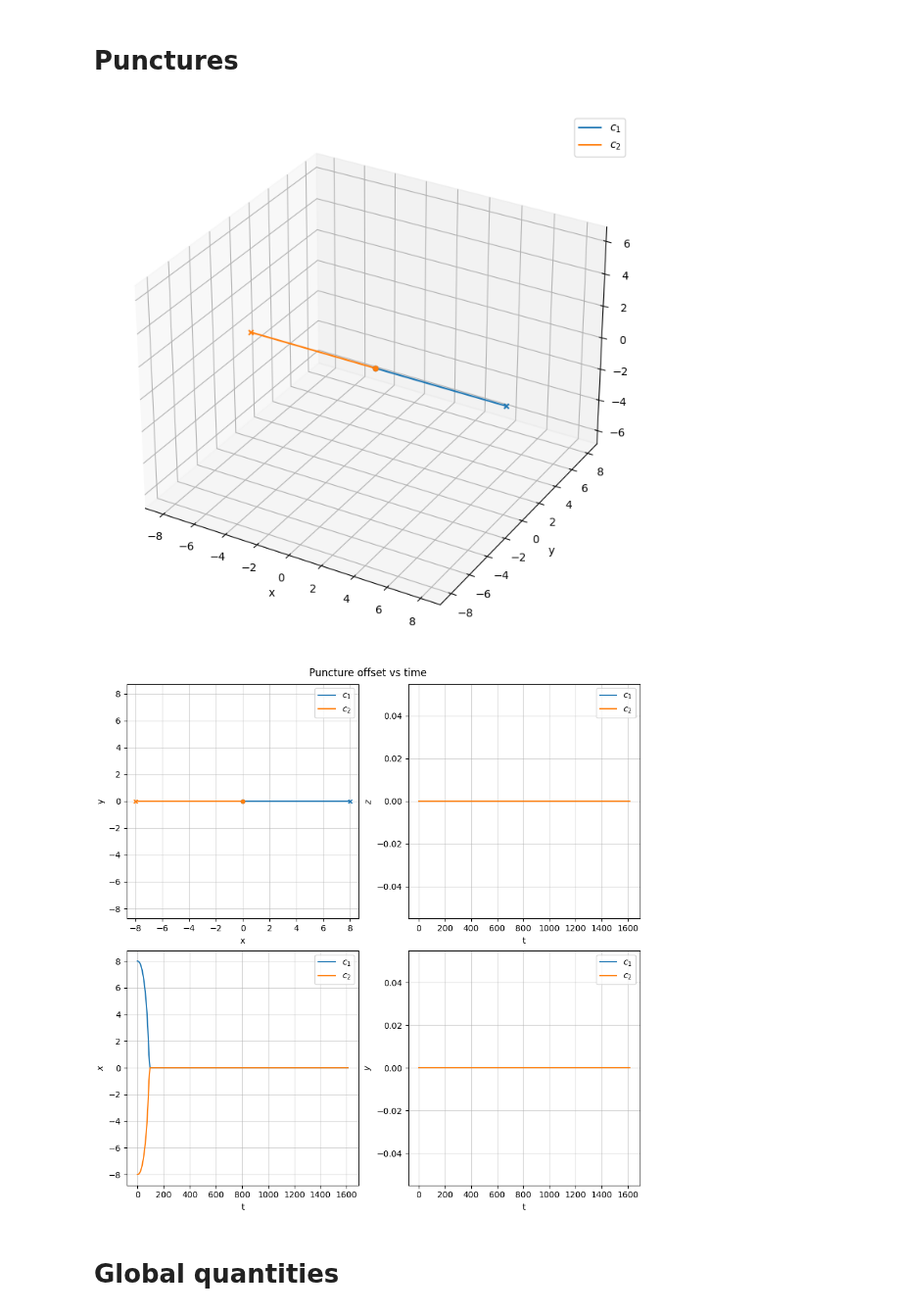
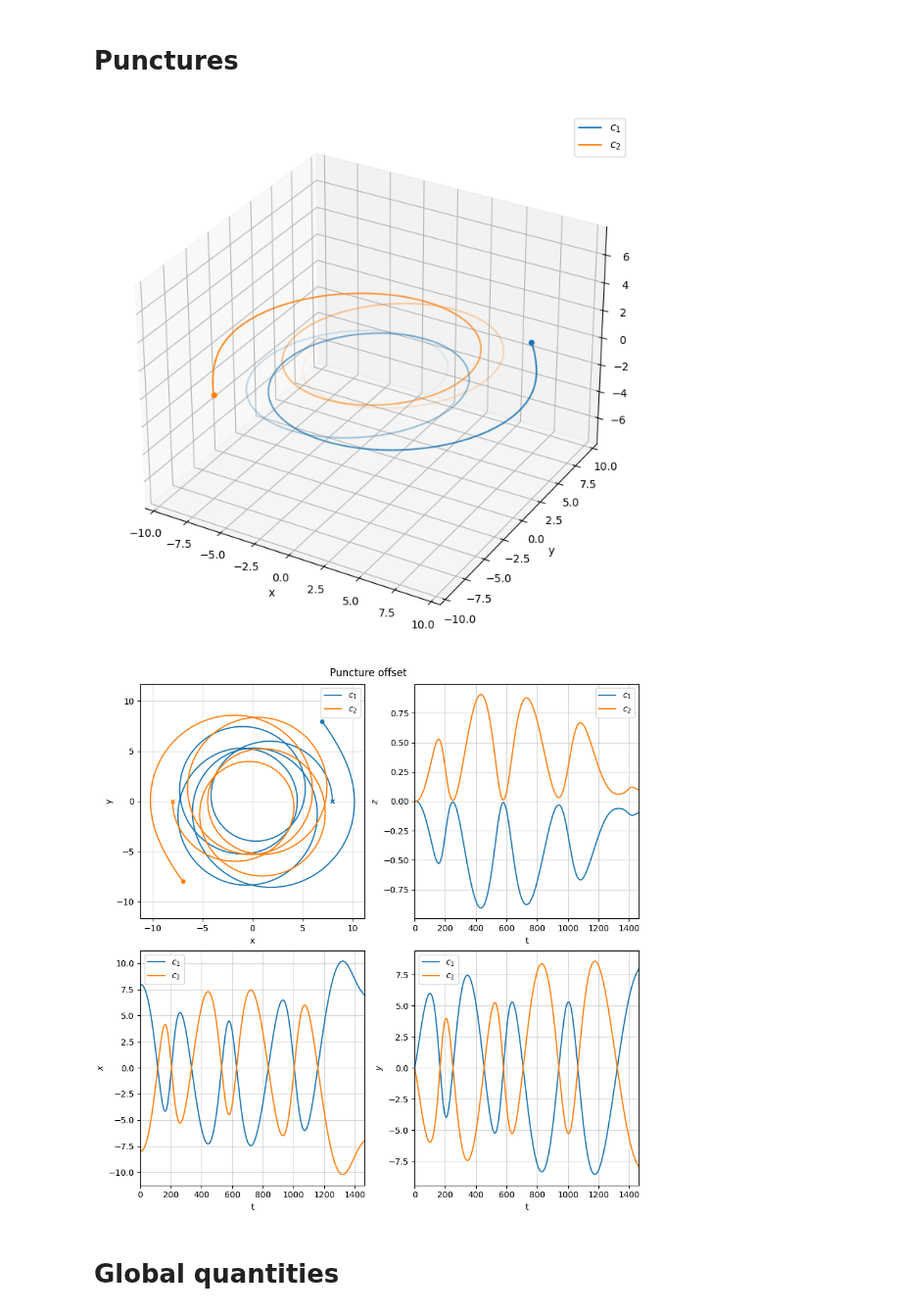
Before and after one commit to jpmvferreira/dyonic-collision-private, a Jupyter notebook: analyze/evolution.ipynb, the cells around one changed output. Shown at 98% size. Cells and saved outputs as stored; diff of their text form; code cells hidden in the pictures.

```diff
--- a/analyze/evolution.ipynb
+++ b/analyze/evolution.ipynb
@@ -59,30 +92,20 @@ def GetMesh(sd, quantity, axis):
 # %% [markdown]
 # Fetch data
 # %%
-sd            = SimDir("../simulations/Headon_BSSN_L=256_M=0.5,0.5-Q=0.05,0-G=0,0.05-x0=8_h=2")
-ts            = sd.timeseries
-gf            = sd.gf
-hc_norm       = ts.norm2["hc"]
-Ec_norm       = ts.norm2["Ec"]
-Bc_norm       = ts.norm2["Bc"]
-mcx_norm      = ts.norm2["mcx"]
-mcy_norm      = ts.norm2["mcy"]
-mcz_norm      = ts.norm2["mcz"]
-
-sd_res2       = SimDir("../simulations/Headon_BSSN_L=256_M=0.5,0.5-Q=0.05,0-G=0,0.05-x0=8_h=4")
-ts_res2       = sd_res2.timeseries
-gf_res2       = sd_res2.gf
-hc_norm_res2  = ts_res2.norm2["hc"]
-Ec_norm_res2  = ts_res2.norm2["Ec"]
-Bc_norm_res2  = ts_res2.norm2["Bc"]
-mcx_norm_res2 = ts_res2.norm2["mcx"]
-mcy_norm_res2 = ts_res2.norm2["mcy"]
-mcz_norm_res2 = ts_res2.norm2["mcz"]
+sd       = SimDir("../simulations/Merger_BSSN_L=512_M=0.5,0.5-Q=0.25,0-G=0,0.25-x0=8_h=4")
+ts       = sd.timeseries
+gf       = sd.gf
+hc_norm  = ts.norm2["hc"]
+Ec_norm  = ts.norm2["Ec"]
+Bc_norm  = ts.norm2["Bc"]
+mcx_norm = ts.norm2["mcx"]
+mcy_norm = ts.norm2["mcy"]
+mcz_norm = ts.norm2["mcz"]
 # %%
-hor_res2 = sd_res2.horizons
-hor1     = hor_res2.get_apparent_horizon(1)
-hor2     = hor_res2.get_apparent_horizon(2)
-muls     = sd_res2.multipoles
+hor  = sd.horizons
+hor1 = hor.get_apparent_horizon(1)
+hor2 = hor.get_apparent_horizon(2)
+muls = sd.multipoles
 # %% [markdown]
 # Punctures
 # %%
@@ -98,24 +121,37 @@ fig = plt.figure(figsize=(7,7))
 ax = fig.add_subplot(projection='3d')
 plt.tight_layout()
 
-ax.plot(c1_x.values, c1_y.values, c1_z.values, color="C0", label='$c_1$')
-ax.plot(c2_x.values, c2_y.values, c2_z.values, color="C1", label='$c_2$')
+plot_faded_trail(ax, c1_x.values, c1_y.values, c1_z.values, color="C0", max_length=100)
+plot_faded_trail(ax, c2_x.values, c2_y.values, c2_z.values, color="C1", max_length=100)
 
-ax.scatter(c1_x.values[0],  c1_y.values[0],  c1_z.values[0],  color="C0", marker="x", s=20, zorder=10)
-ax.scatter(c2_x.values[0],  c2_y.values[0],  c2_z.values[0],  color="C1", marker="x", s=20, zorder=10)
 ax.scatter(c1_x.values[-1], c1_y.values[-1], c1_z.values[-1], color="C0", marker="o", s=20, zorder=10)
 ax.scatter(c2_x.values[-1], c2_y.values[-1], c2_z.values[-1], color="C1", marker="o", s=20, zorder=10)
+
+# Line3DCollection doesn't auto-scale the axes like ax.plot does, so set limits manually
+all_x = np.concatenate([c1_x.values, c2_x.values])
+all_y = np.concatenate([c1_y.values, c2_y.values])
+all_z = np.concatenate([c1_z.values, c2_z.values])
+ax.set_xlim(all_x.min(), all_x.max())
+ax.set_ylim(all_y.min(), all_y.max())
+ax.set_zlim(all_z.min(), all_z.max())
 
 ax.set_aspect('equal', adjustable='datalim')
 ax.set_xlabel("x")
 ax.set_ylabel("y")
 ax.set_zlabel("z")
-ax.legend();
+
+# manual legend handles, since a varying-alpha LineCollection doesn't produce a clean legend entry
+legend_handles = [
+    Line2D([0], [0], color="C0", label='$c_1$'),
+    Line2D([0], [0], color="C1", label='$c_2$'),
+]
+
+ax.legend(handles=legend_handles);
 # %% [output]
-[figure, old version]
+[figure, new version]
 # %%
 fig, ax = plt.subplots(2, 2, figsize=(9,9), constrained_layout=True)
-plt.suptitle("Puncture offset vs time")
+plt.suptitle("Puncture offset")
 
 
 ax[0,0].plot(c1_x.values, c1_y.values, color="C0", label=r"$c_1$")
@@ -132,34 +168,37 @@ ax[0,0].set_xlabel("x")
 ax[0,0].set_ylabel("y")
 ax[0,0].legend()
 
 
 ax[0,1].plot(c1_z.t, c1_z.values, color="C0", label=r"$c_1$")
 ax[0,1].plot(c2_z.t, c2_z.values, color="C1", label=r"$c_2$")
 
+ax[0,1].set_xlim((c1_z.t[0],c1_z.t[-1]))
 ax[0,1].grid(alpha=0.5)
 ax[0,1].set_xlabel("t")
 ax[0,1].set_ylabel(r"$z$")
 ax[0,1].legend();
 
 
 ax[1,0].plot(c1_x.t, c1_x.values, color="C0", label=r"$c_1$")
 ax[1,0].plot(c2_x.t, c2_x.values, color="C1", label=r"$c_2$")
 
+ax[1,0].set_xlim((c1_x.t[0],c1_x.t[-1]))
 ax[1,0].grid(alpha=0.5)
 ax[1,0].set_xlabel("t")
 ax[1,0].set_ylabel(r"$x$")
 ax[1,0].legend();
 
 
 ax[1,1].plot(c1_y.t, c1_y.values, color="C0", label=r"$c_1$")
 ax[1,1].plot(c2_y.t, c2_y.values, color="C1", label=r"$c_2$")
 
+ax[1,1].set_xlim((c1_y.t[0],c1_y.t[-1]))
 ax[1,1].grid(alpha=0.5)
 ax[1,1].set_xlabel("t")
 ax[1,1].set_ylabel(r"$y$")
 ax[1,1].legend();
 # %% [output]
-[figure, old version]
+[figure, new version]
 # %% [markdown]
 # Global quantities
 # %%
```
Also changed, not shown: parts of 10 cells of this notebook, 9 other files.
